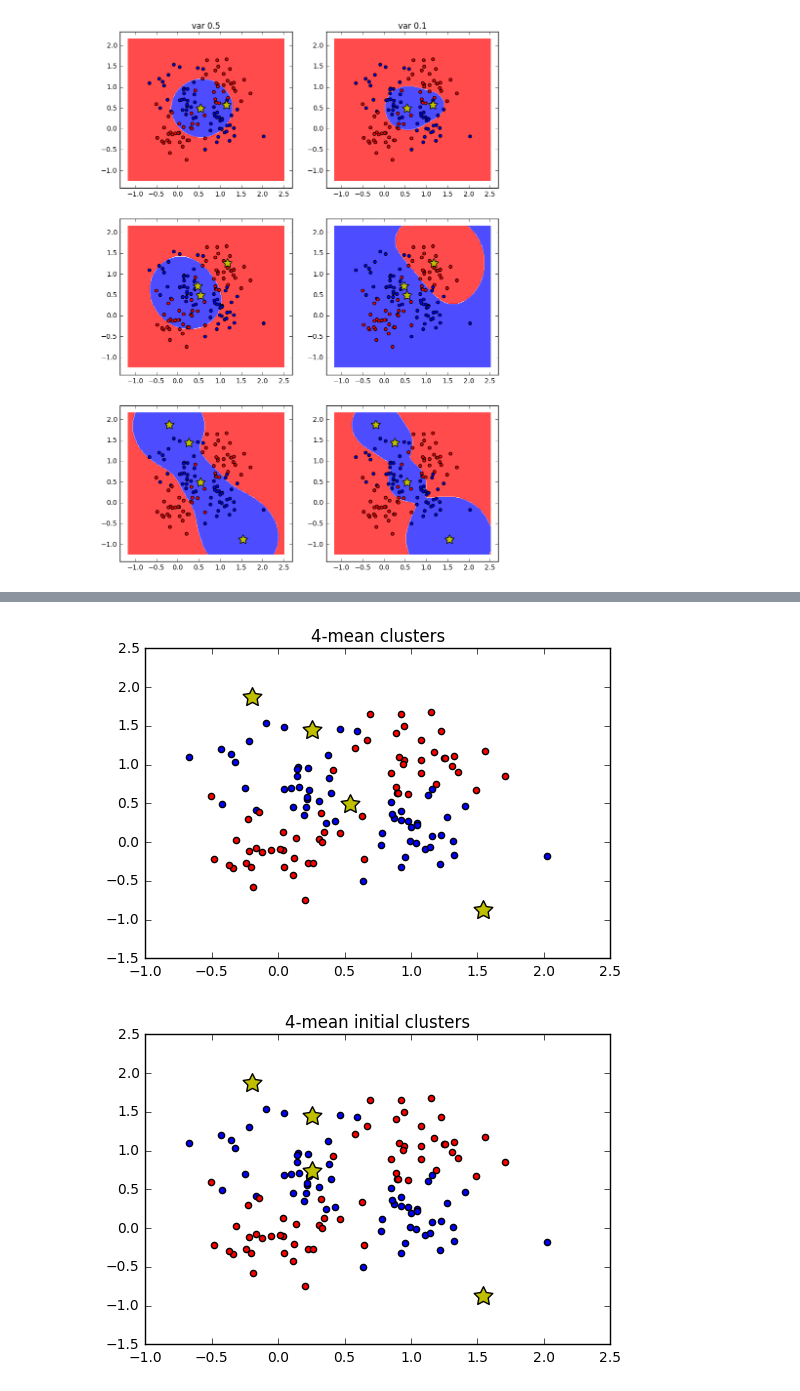
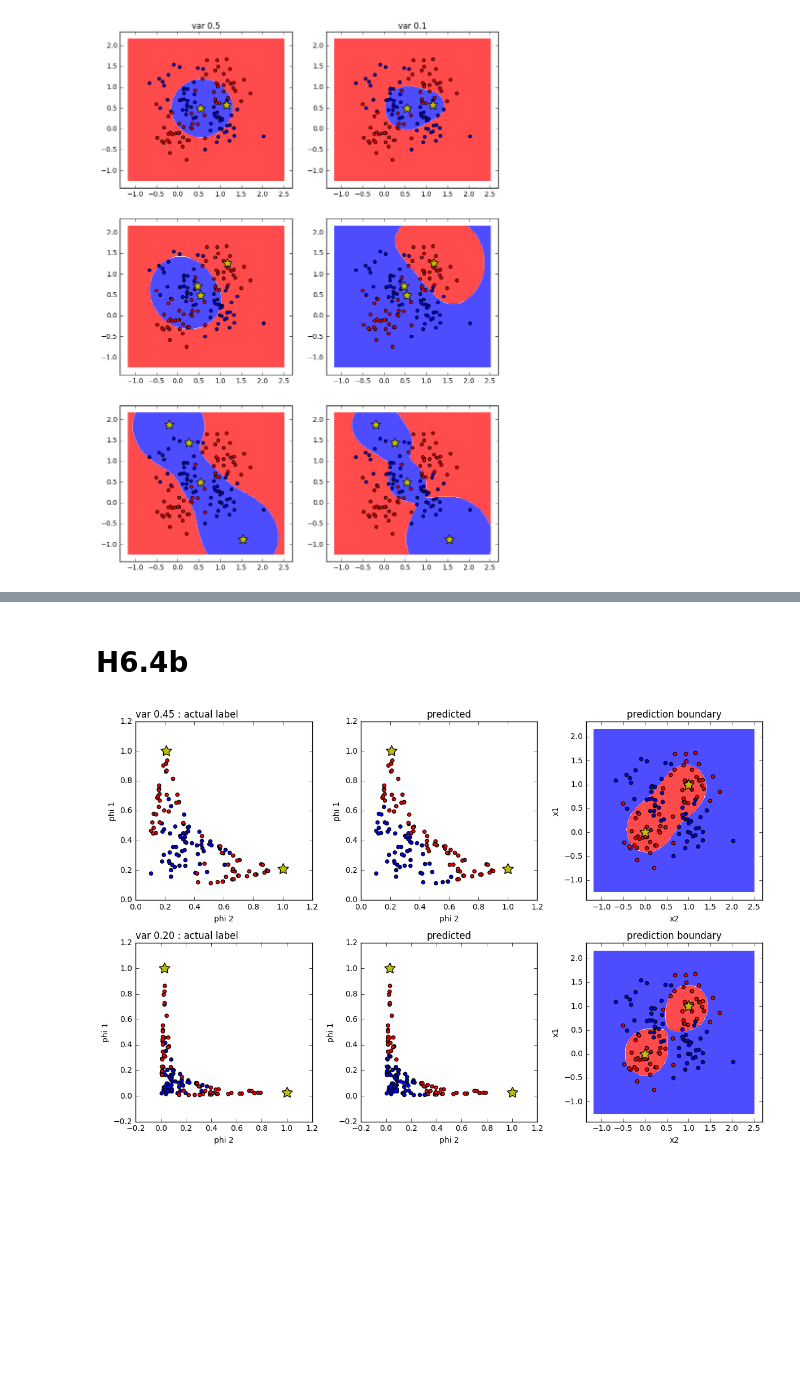
Before and after one commit to p16i/course-machine-intelligence-1, a Jupyter notebook: w6/classification-and-rbf.ipynb, the cells around one changed output, grey strips where cells are left out. Drawn from its saved outputs; the diff is of its cells as text; code cells hidden in the pictures; blank space fills up the shorter version.

```diff
--- a/w6/classification-and-rbf.ipynb
+++ b/w6/classification-and-rbf.ipynb
@@ -369,10 +361,51 @@ plotPointsWithClusters(training_x, '3-mean initial clusters', k3_init_centers )
-# %%
-k4_init_centers = randomCenters(4)
-k4_mean = kmean( training_x, k4_init_centers)
-plotPointsWithClusters(training_x, '4-mean clusters', k4_mean )
-# %% [output]
-[figure, removed]
-# %%
-plotPointsWithClusters(training_x, '4-mean initial clusters', k4_init_centers )
-# %% [output]
-[figure, removed]
+# %% [markdown]
+# H6.4b
+# %%
+plt.rcParams["figure.figsize"] = [12,8]
+
+rbf_centers = np.array([0,1,0,1]).reshape((2,2)) # 1st point at (0,0), the other at (1,1)
+
+def plotRBFPhi( x, y, centers, variances, colors=['b','r'] ):
+    for v in  range(len(variances)):
+        var = variances[v]
+
+        (w,phi) = train_rbf(x, y, centers, var)
+        pred = pred_rbf( x, centers, var, w)
+        phi_centers = compute_phi( centers, centers, var )
+        for i in range(2):
+            plt.subplot(2,3, v*3+i+1 )
+
+            if i == 0 :
+                c = [ 'b' if d == -1 else 'r' for d in y ]
+                plt.scatter( phi[1,:] , phi[2,:], c=c )
+                plt.title('var %2.2f : actual label' % var , loc='left')
+
+            else:
+                c = [ 'b' if d == -1 else 'r' for d in pred ]
+                plt.scatter( phi[1,:] , phi[2,:], c=c )
+                plt.title('predicted')
+
+            plt.ylabel('phi 1')
+            plt.xlabel('phi 2')
+            plt.scatter( phi_centers[1,:], phi_centers[2,:], s=200, marker=(5, 1), color="y", edgecolor="black")
+
+        pred = pred_rbf( xx_yy, centers, var, w)
+        Z = pred.reshape(xx.shape)
+        plt.subplot(2,3, v*3+3 )
+        plt.ylabel('x1')
+        plt.xlabel('x2')
+        plt.title('prediction boundary')
+        plt.contourf(xx, yy, Z,  cmap=plt.cm.bwr, alpha=0.8)
+
+        for i in range(len(colors)):
+            s = (i)*60
+            n = (i+1)*60
+            plt.scatter( x[0,s:n] , x[1,s:n], c= colors[i] )
+        plt.scatter( centers[0,:], centers[1,:], s=200, marker=(5, 1), color="y", edgecolor="black")
+
+
+    plt.tight_layout()
+
+plotRBFPhi( training_x, training_y, rbf_centers, [0.45,0.2] )
+# %% [output]
+[figure, added]
```
Also changed, not shown: parts of 6 cells of this notebook.
